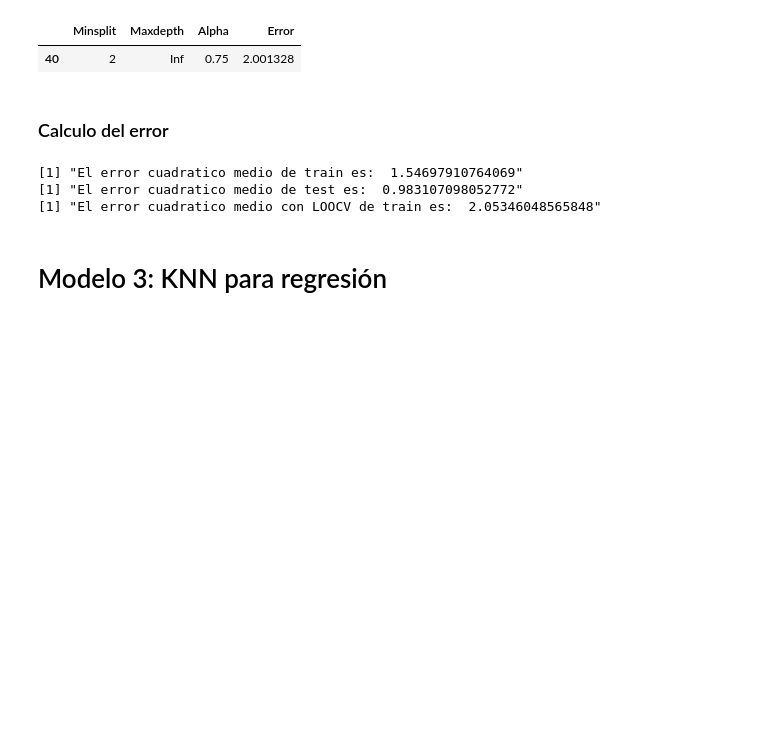
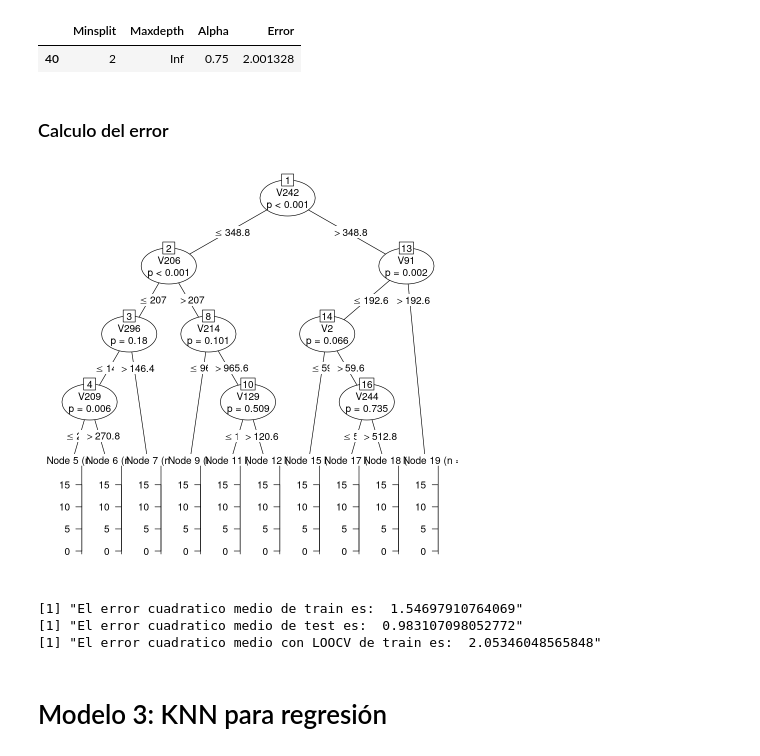
Before and after one commit to Lukas-De-Angelis-Riva/Aprendizaje-estadistico, a Jupyter notebook: trabajo_practico3/src/SinPreprocesamiento.ipynb, the cells around one changed output. Drawn from its saved outputs; the diff is of its cells as text; code cells hidden in the pictures; blank space fills up the shorter version.

```diff
--- a/trabajo_practico3/src/SinPreprocesamiento.ipynb
+++ b/trabajo_practico3/src/SinPreprocesamiento.ipynb
@@ -60,7 +76,3 @@ for (i in 2:ncol(Y_pred)) {
 print(paste("El error cuadratico medio de train es: ", error_min, " usando el modelo numero: ", best_model))
 # %% [output]
 [1] "El error cuadratico medio de train es:  0.694377895643682  usando el modelo numero:  100"
-# %%
-Y_pred = predict(model, as.matrix(HOLDOUT_X))
-error <- sum((HOLDOUT_Y - Y_pred[, best_model])^2) / nrow(HOLDOUT_X)
-print(paste("El error cuadratico medio de test es: ", error))
@@ -68,0 +79,19 @@ print(paste("El error cuadratico medio de test es: ", error))
+# %%
+n = nrow(TRAIN_X)
+indices = obtener_indices_kfold(n, n)
+X <- TRAIN_X
+err = 0
+for(i in indices){
+
+    X_train_scaled = X[-i,]
+    Y_train = TRAIN_Y[-i]
+
+    X_test_scaled = X[i,]
+    Y_test = TRAIN_Y[i]
+
+    model <- glmnet(as.matrix(X_train_scaled), Y_train, lambda=0.0372, alpha=1)
+    Y_pred = predict(model, as.matrix(X_test_scaled))
+    err = err + sum((Y_test - Y_pred)^2)
+}
+err = err/n
+print(paste("El error cuadratico medio con LOOCV de train es: ", err))
@@ -144,8 +169,0 @@ model <- glmnet(X_scaled, TRAIN_Y, alpha=mejores_parametros$alpha, lambda=mejore
-# %%
-Y_pred = predict(model, X_scaled)
-error <- sum((TRAIN_Y - Y_pred)^2) / nrow(TRAIN_X)
-print(paste("El error cuadratico medio de train es: ", error))
-
-Y_pred = predict(model, X_holdout_scaled)
-error <- sum((HOLDOUT_Y - Y_pred)^2) / nrow(HOLDOUT_X)
-print(paste("El error cuadratico medio de test es: ", error))
@@ -202,7 +222,3 @@ error <- sum((TRAIN_Y - Y_pred)^2) / nrow(TRAIN_X)
 print(paste("El error cuadratico medio de train es: ", error))
 # %% [output]
 [1] "El error cuadratico medio de train es:  1.54697910764069"
-# %%
-Y_pred = predict(model, HOLDOUT_X)
-error <- sum((HOLDOUT_Y - Y_pred)^2) / nrow(HOLDOUT_X)
-print(paste("El error cuadratico medio de test es: ", error))
@@ -271,4 +285,8 @@ mejores_parametros
 parametros <- ctree_control(minsplit=mejores_parametros$Minsplit, maxdepth=mejores_parametros$Maxdepth, alpha=mejores_parametros$Alpha)
 
 modelo2 <- ctree(Y ~ ., data = TRAIN_DF, control=parametros)
+# %%
+plot(modelo2)
+# %% [output]
+[figure, added]
 # %%
```
Also changed, not shown: parts of 29 cells of this notebook, 3 other files.
